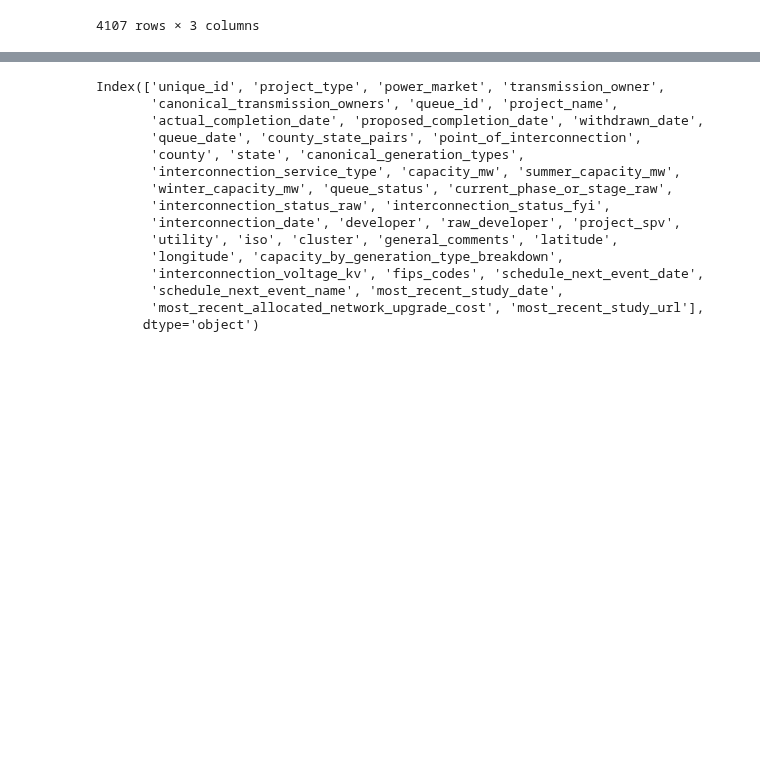
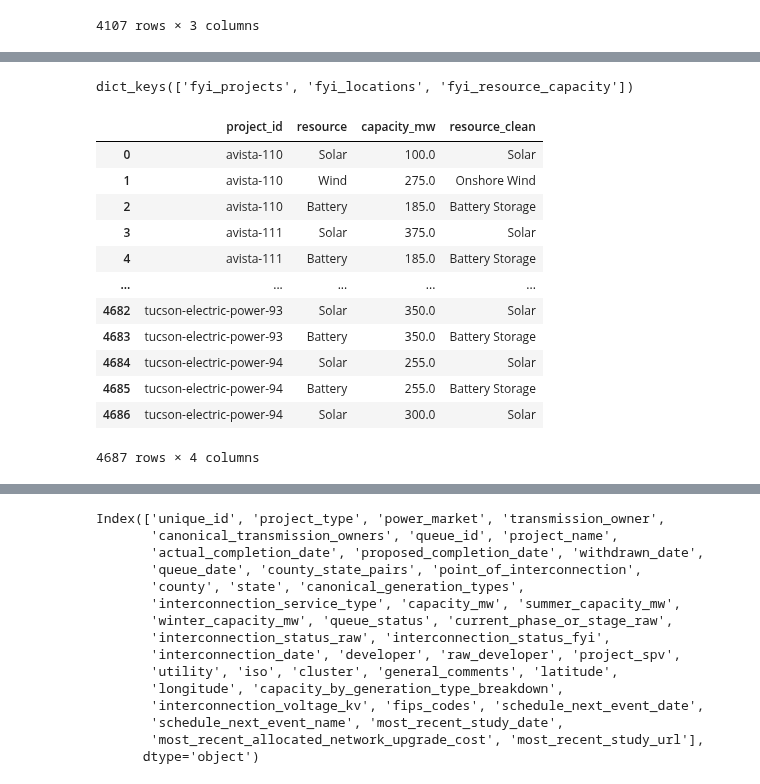
Before and after one commit to deployment-gap-model-education-fund/deployment-gap-model, a Jupyter notebook: notebooks/53-kl-fyi-etl.ipynb, the cells around one changed output, grey strips where cells are left out. Drawn from its saved outputs; the diff is of its cells as text; code cells hidden in the pictures; blank space fills up the shorter version.

```diff
--- a/notebooks/53-kl-fyi-etl.ipynb
+++ b/notebooks/53-kl-fyi-etl.ipynb
@@ -227,0 +151,20 @@ transformed = dbcp.transform.fyi_queue.transform(fyi_raw_dfs)
+# %%
+transformed.keys()
+# %% [output]
+dict_keys(['fyi_projects', 'fyi_locations', 'fyi_resource_capacity'])
+# %%
+transformed["fyi_resource_capacity"]
+# %% [output]
+|  | project_id | resource | capacity_mw | resource_clean |
+| 0 | avista-110 | Solar | 100.0 | Solar |
+| 1 | avista-110 | Wind | 275.0 | Onshore Wind |
+| 2 | avista-110 | Battery | 185.0 | Battery Storage |
+| 3 | avista-111 | Solar | 375.0 | Solar |
+| 4 | avista-111 | Battery | 185.0 | Battery Storage |
+| ... | ... | ... | ... | ... |
+| 4682 | tucson-electric-power-93 | Solar | 350.0 | Solar |
+| 4683 | tucson-electric-power-93 | Battery | 350.0 | Battery Storage |
+| 4684 | tucson-electric-power-94 | Solar | 255.0 | Solar |
+| 4685 | tucson-electric-power-94 | Battery | 255.0 | Battery Storage |
+| 4686 | tucson-electric-power-94 | Solar | 300.0 | Solar |
+4687 rows × 4 columns
```
Also changed, not shown: parts of 19 cells of this notebook, 3 other files.
